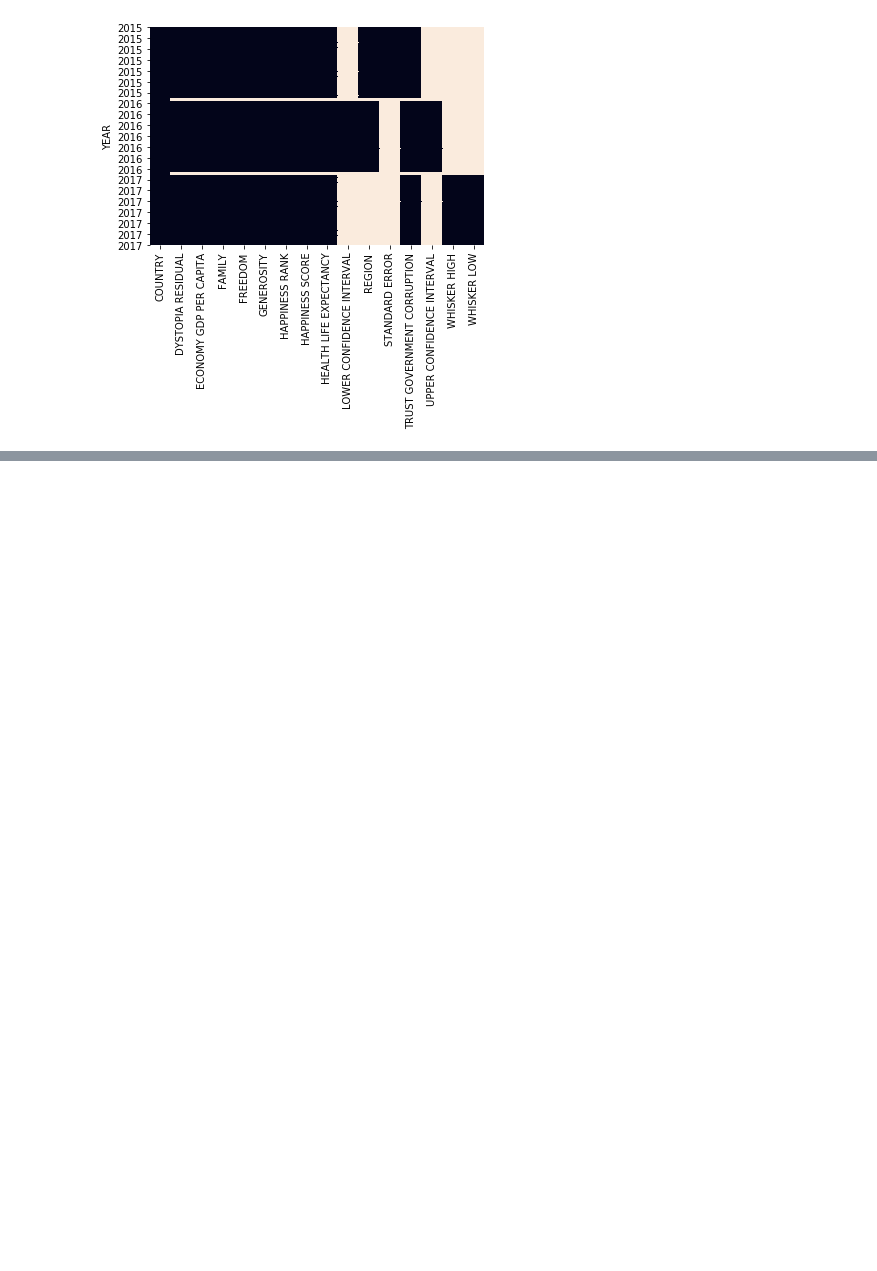
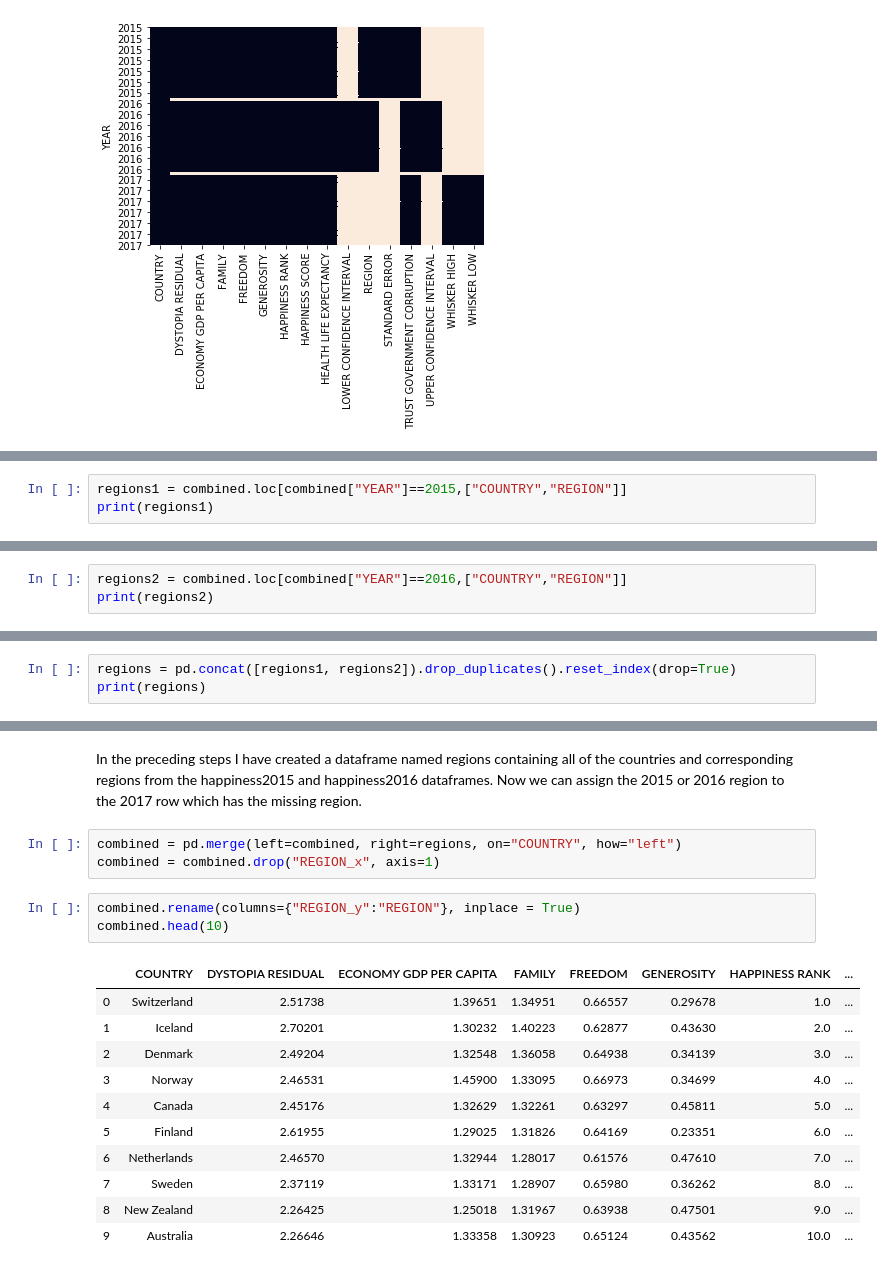
Before and after one commit to srinivasanprashant/World-Happiness-Report, a Jupyter notebook: data-analysis.ipynb, the cells around one changed output, grey strips where cells are left out. Cells and saved outputs as stored; diff of their text form; blank space fills up the shorter version.

Commit message:
Update data-analysis.ipynb
Fill missing regions for 2017 data using 2016 and 2015 data.

```diff
--- a/data-analysis.ipynb
+++ b/data-analysis.ipynb
@@ -524,0 +543,3 @@ It looks like the REGION data is missing for the year 2017. Let's check that
+# %%
+regions1 = combined.loc[combined["YEAR"]==2015,["COUNTRY","REGION"]]
+print(regions1)
@@ -524,0 +567,3 @@ It looks like the REGION data is missing for the year 2017. Let's check that
+# %%
+regions2 = combined.loc[combined["YEAR"]==2016,["COUNTRY","REGION"]]
+print(regions2)
@@ -524,0 +585,3 @@ It looks like the REGION data is missing for the year 2017. Let's check that
+# %%
+regions = pd.concat([regions1, regions2]).drop_duplicates().reset_index(drop=True)
+print(regions)
@@ -524,0 +619,20 @@ It looks like the REGION data is missing for the year 2017. Let's check that
+# %% [markdown]
+In the preceding steps I have created a dataframe named regions containing all of the countries and corresponding regions from the happiness2015 and happiness2016 dataframes. Now we can assign the 2015 or 2016 region to the 2017 row which has the missing region.
+# %%
+combined = pd.merge(left=combined, right=regions, on="COUNTRY", how="left")
+combined = combined.drop("REGION_x", axis=1)
+# %%
+combined.rename(columns={"REGION_y":"REGION"}, inplace = True)
+combined.head(10)
+# %% [output]
+|  | COUNTRY | DYSTOPIA RESIDUAL | ECONOMY GDP PER CAPITA | FAMILY | FREEDOM | GENEROSITY | HAPPINESS RANK | ... |
+| 0 | Switzerland | 2.51738 | 1.39651 | 1.34951 | 0.66557 | 0.29678 | 1.0 | ... |
+| 1 | Iceland | 2.70201 | 1.30232 | 1.40223 | 0.62877 | 0.43630 | 2.0 | ... |
+| 2 | Denmark | 2.49204 | 1.32548 | 1.36058 | 0.64938 | 0.34139 | 3.0 | ... |
+| 3 | Norway | 2.46531 | 1.45900 | 1.33095 | 0.66973 | 0.34699 | 4.0 | ... |
+| 4 | Canada | 2.45176 | 1.32629 | 1.32261 | 0.63297 | 0.45811 | 5.0 | ... |
+| 5 | Finland | 2.61955 | 1.29025 | 1.31826 | 0.64169 | 0.23351 | 6.0 | ... |
+| 6 | Netherlands | 2.46570 | 1.32944 | 1.28017 | 0.61576 | 0.47610 | 7.0 | ... |
+| 7 | Sweden | 2.37119 | 1.33171 | 1.28907 | 0.65980 | 0.36262 | 8.0 | ... |
+| 8 | New Zealand | 2.26425 | 1.25018 | 1.31967 | 0.63938 | 0.47501 | 9.0 | ... |
+| 9 | Australia | 2.26646 | 1.33358 | 1.30923 | 0.65124 | 0.43562 | 10.0 | ... |
```
Also changed, not shown: parts of 10 cells of this notebook.
